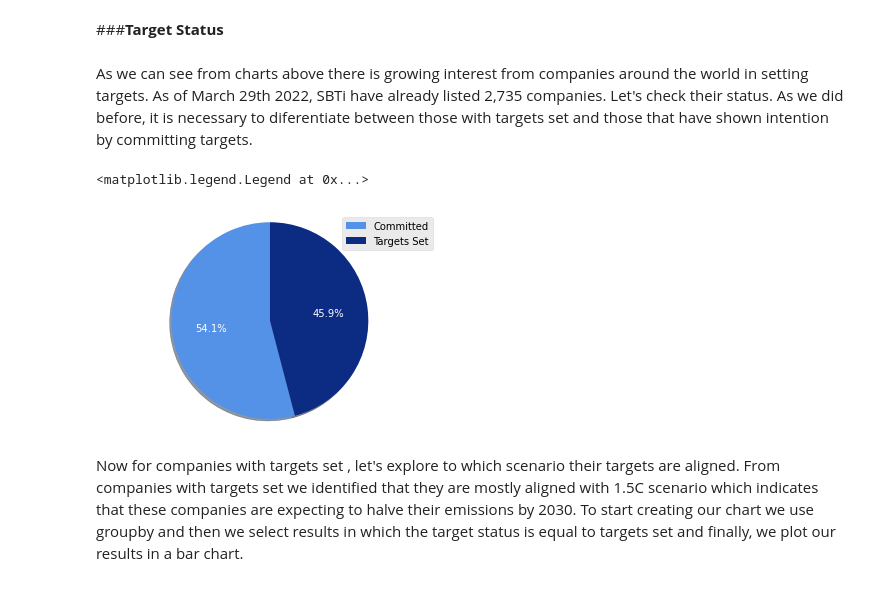
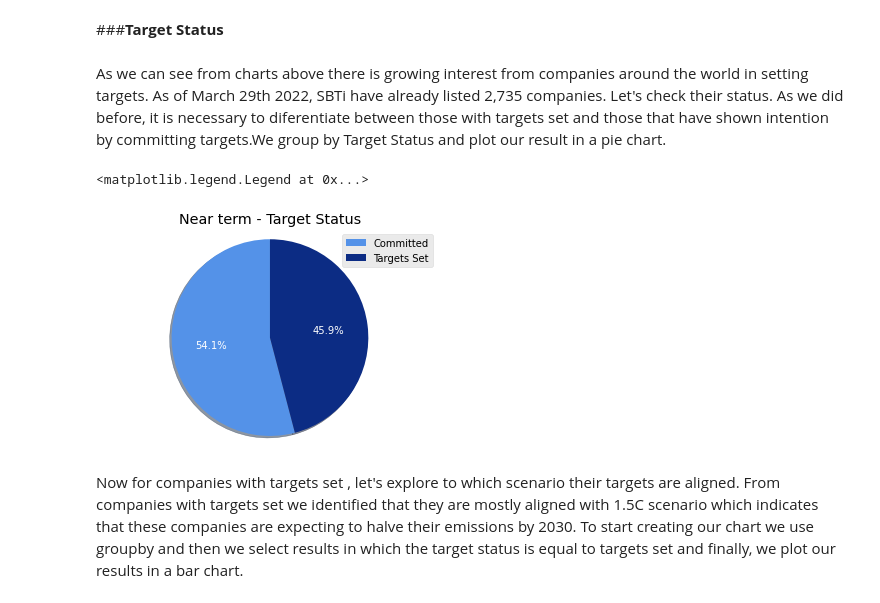
Before and after one commit to isalesp/SBTi, a Jupyter notebook: SBTi.ipynb, the cells around one changed output. Saved outputs shown, nothing was run; the diff lists cells and outputs as text; code cells hidden in the pictures.

```diff
--- a/SBTi.ipynb
+++ b/SBTi.ipynb
@@ -324,20 +324,21 @@ yr.legend(h[::-1], l[::-1])
 # %% [markdown]
 ###**Target Status**
 # %% [markdown]
-As we can see from charts above there is growing interest from companies around the world in setting targets. As of March 29th 2022, SBTi have already listed 2,735 companies. Let's check their status. As we did before, it is necessary to diferentiate between those with targets set and those that have shown intention by committing targets.
+As we can see from charts above there is growing interest from companies around the world in setting targets. As of March 29th 2022, SBTi have already listed 2,735 companies. Let's check their status. As we did before, it is necessary to diferentiate between those with targets set and those that have shown intention by committing targets.We group by Target Status and plot our result in a pie chart.
 # %%
 tb5= data.groupby(['Near term - Target Status'])['Company Name'].count()
 tb5= tb5.to_frame(name= 'Number of Companies').reset_index()
 
 fig, sts= plt.subplots()
 sts.pie(x= 'Number of Companies', labels= 'Near term - Target Status',
         data= tb5, labeldistance= None, autopct='%1.1f%%', shadow= True,
         startangle= 90, colors= ['#5492E8', '#0c2c84'], textprops= dict(color= 'w'))
 sts.axis('equal')
+sts.set_title('Near term - Target Status')
 sts.legend()
 # %% [output]
 <matplotlib.legend.Legend at 0x...>
-[figure, old version]
+[figure, new version]
 # %% [markdown]
 Now for companies with targets set , let's explore to which scenario their targets are aligned. From companies with targets set we identified that they are mostly aligned with 1.5C scenario which indicates that these companies are expecting to halve their emissions by 2030. To start creating our chart we use groupby and then we select results in which the target status is equal to targets set and finally, we plot our results in a bar chart.
 # %%
```
Also changed, not shown: parts of 20 cells of this notebook.
